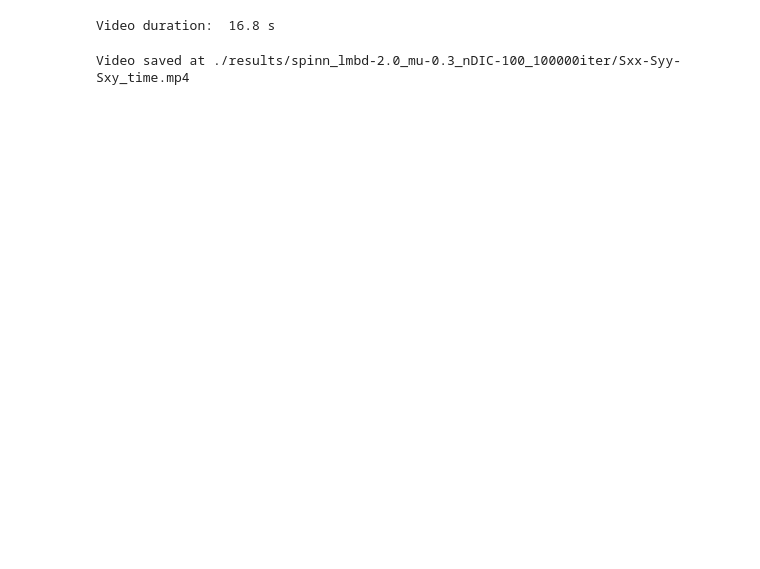
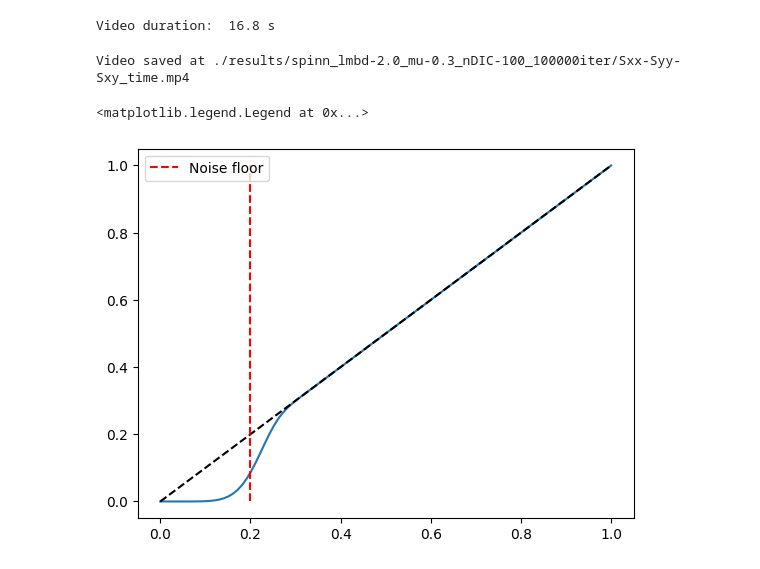
Before and after one commit to bonneted/pinn-cm, a Jupyter notebook: inverse/plot_inverse.ipynb, the cells around one changed output. Drawn from its saved outputs; the diff is of its cells as text; code cells hidden in the pictures; blank space fills up the shorter version.

```diff
--- a/inverse/plot_inverse.ipynb
+++ b/inverse/plot_inverse.ipynb
@@ -305,3 +312,19 @@ anim.save(f"{video_path}.mp4", writer='ffmpeg', fps=10)
 print(f"Video saved at {video_path}.mp4")
 # %% [output]
 Video saved at ./results/spinn_lmbd-2.0_mu-0.3_nDIC-100_100000iter/Sxx-Syy-Sxy_time.mp4
+# %%
+#exponential decay
+max_range = 1
+noise_floor = max_range/5
+dist = np.linspace(0, max_range, 100)
+
+def exponential_loss(dist, noise_floor):
+    return dist*(1-np.exp(-(dist/(1.1*noise_floor))**6))
+
+plt.plot(dist, exponential_loss(dist, noise_floor))
+plt.plot(dist, dist, 'k--')
+plt.vlines(noise_floor, 0, max_range, linestyles='--',colors='r', label="Noise floor")
+plt.legend()
+# %% [output]
+<matplotlib.legend.Legend at 0x...>
+[figure, added]
```
Also changed, not shown: parts of 5 cells of this notebook, 3 other files.
